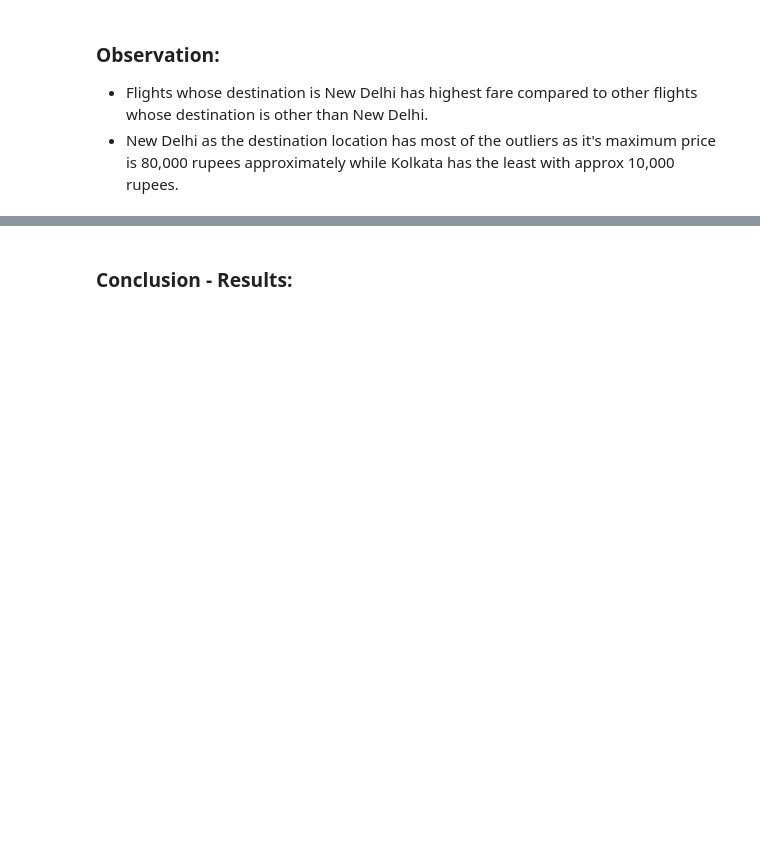
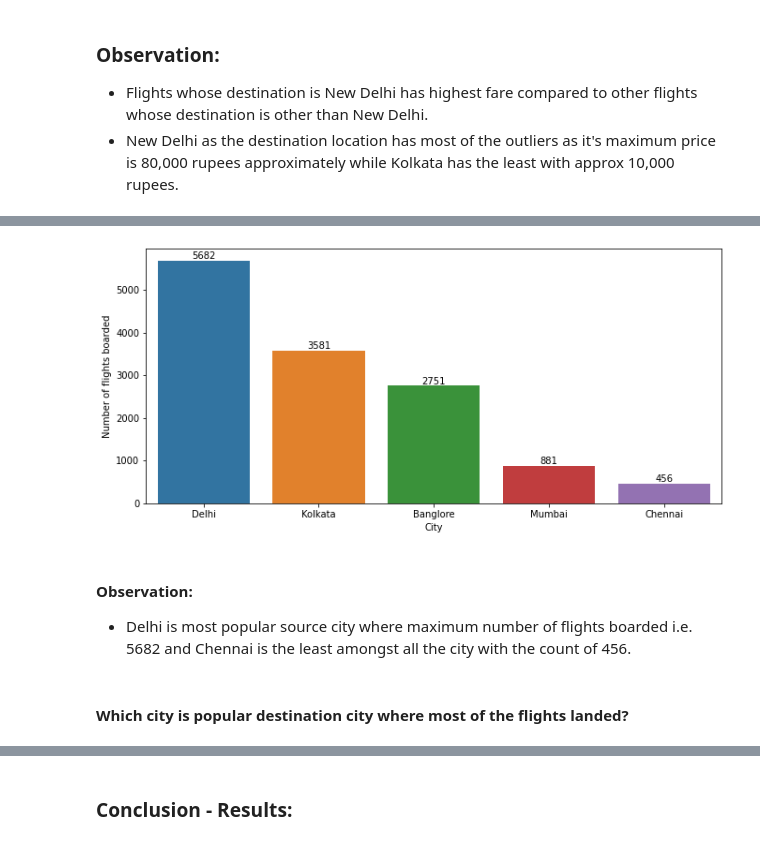
Before and after one commit to kirandhasade/flight_code_analysis, a Jupyter notebook: flight_prediction.ipynb, the cells around one changed output, grey strips where cells are left out. Saved outputs shown, nothing was run; the diff lists cells and outputs as text; code cells hidden in the pictures; blank space fills up the shorter version.

```diff
--- a/flight_prediction.ipynb
+++ b/flight_prediction.ipynb
@@ -423,0 +415,2 @@ Name: source, dtype: int64
+# %%
+popular_source_city=analysis_df["source"].value_counts().reset_index(name="no_flights_boarded")
@@ -423,0 +426,13 @@ Name: source, dtype: int64
+# %%
+plt.figure(figsize=(11,5))
+ax = sns.barplot(x = 'index', y =popular_source_city['no_flights_boarded'], data=popular_source_city)
+ax = ax.bar_label(ax.containers[0])
+city=plt.xlabel('City')
+city=plt.ylabel('Number of flights boarded')
+# %% [output]
+[figure, added]
+# %% [markdown]
+#### Observation:
+- Delhi is most popular source city where maximum number of flights boarded i.e. 5682 and Chennai is the least amongst all the city with the count of 456.
+# %% [markdown]
+#### Which city is popular destination city where most of the flights landed?
```
Also changed, not shown: parts of 9 cells of this notebook.
